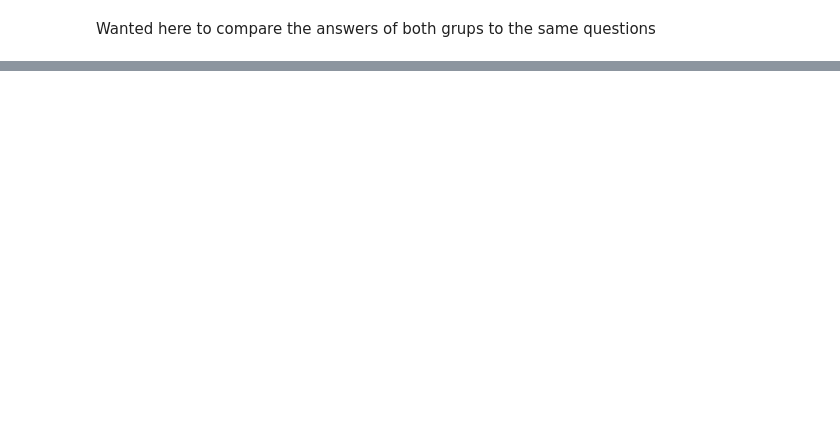
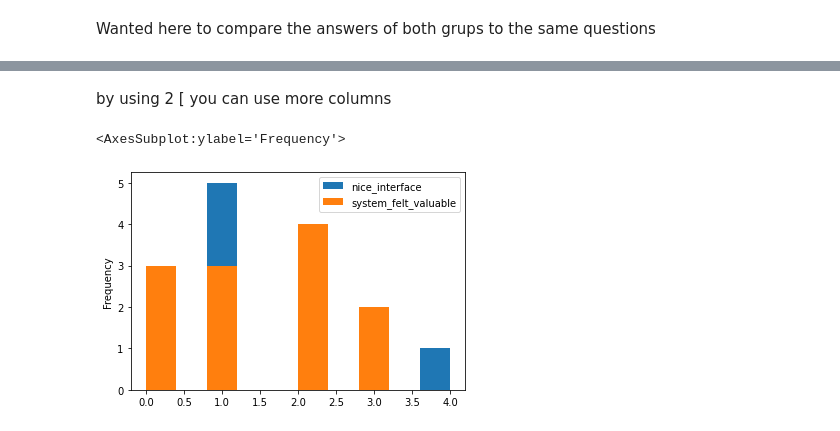
Before and after one commit to Norlez/Group-Emotion-Representation, a Jupyter notebook: survey_analysis/AnalizeSurvey.ipynb, the cells around one changed output, grey strips where cells are left out. Drawn from its saved outputs; the diff is of its cells as text; code cells hidden in the pictures; blank space fills up the shorter version.

```diff
--- a/survey_analysis/AnalizeSurvey.ipynb
+++ b/survey_analysis/AnalizeSurvey.ipynb
@@ -296,0 +233,4 @@ plt.show()
+# %%
+sd = sys_dfdetail
+sa = sys_dfabstr
+sd
@@ -296,0 +286,8 @@ plt.show()
+# %% [markdown]
+by using 2 [ you can use more columns
+# %%
+mo = sa[['nice_interface', 'system_felt_valuable']]
+mo.plot.hist(bins=10)
+# %% [output]
+<AxesSubplot:ylabel='Frequency'>
+[figure, added]
```
Also changed, not shown: parts of 29 cells of this notebook.
